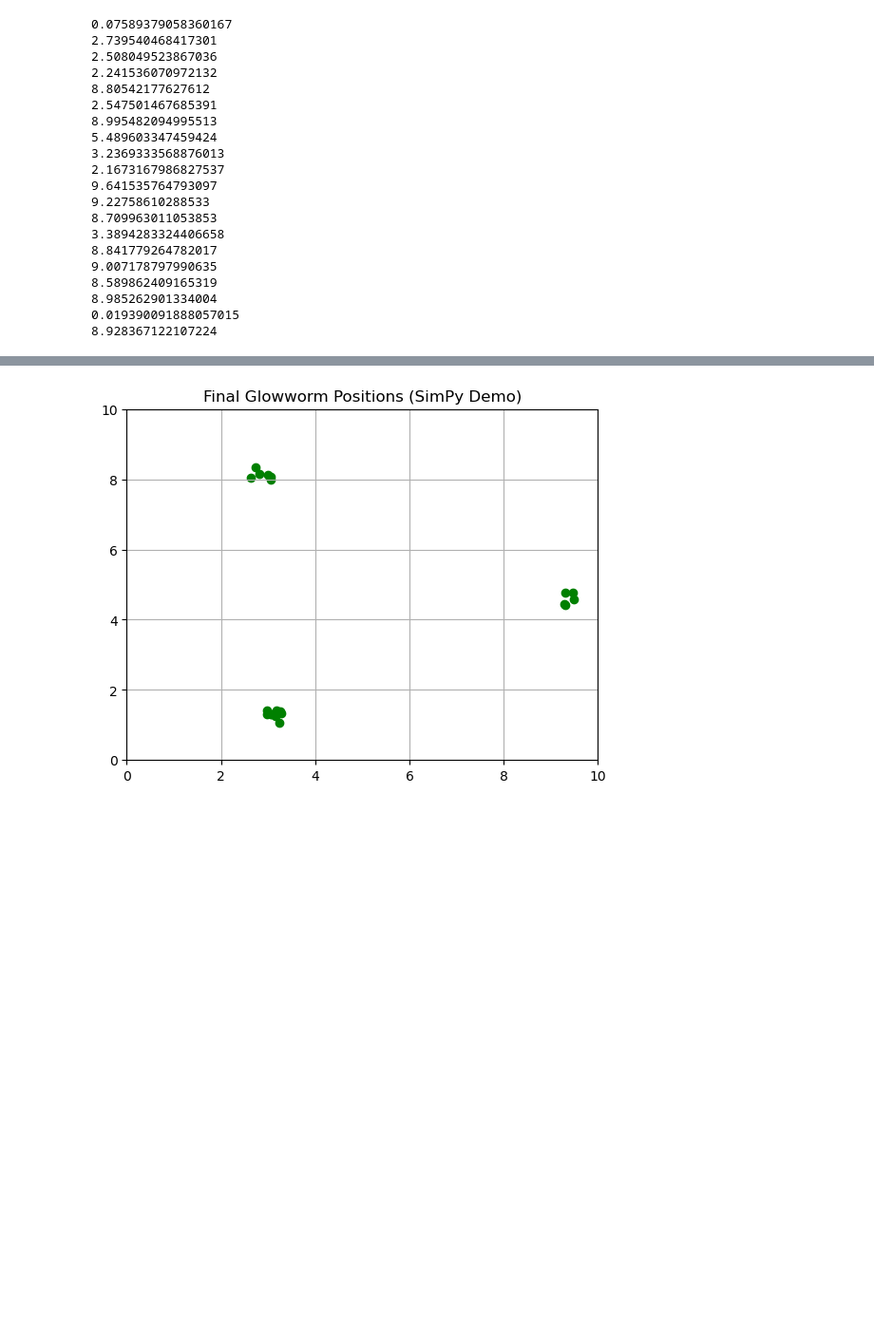
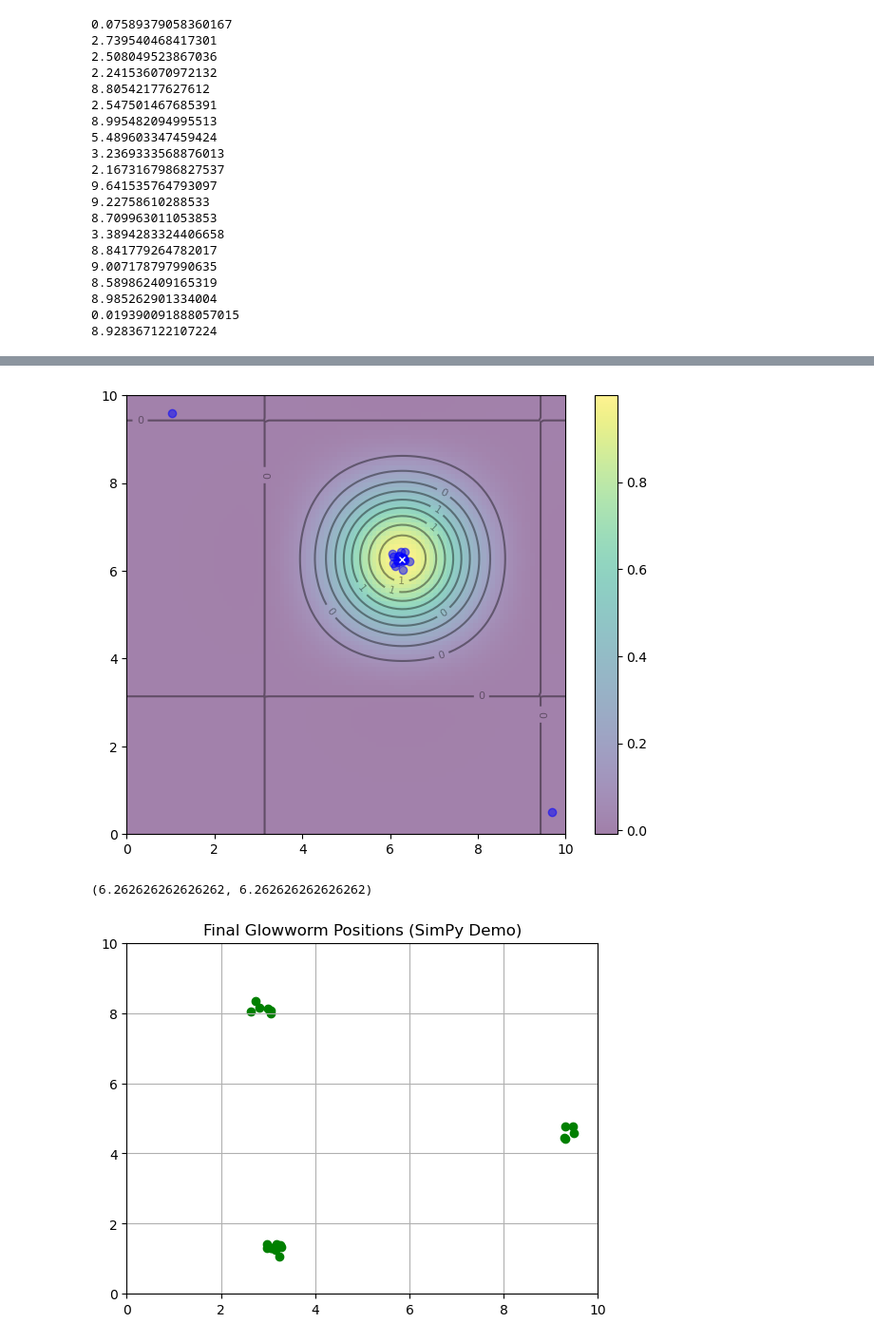
Before and after one commit to byang12/UNDERWATER_SWARM_ADHOC, a Jupyter notebook: GIT_GlowWarm.ipynb, the cells around one changed output, grey strips where cells are left out. Shown at 95% size. Cells and saved outputs as stored; diff of their text form; code cells hidden in the pictures; blank space fills up the shorter version.

```diff
--- a/GIT_GlowWarm.ipynb
+++ b/GIT_GlowWarm.ipynb
@@ -193,3 +223,54 @@ plt.show()
+# %%
+PP100 = np.array([[6.19335121, 6.34056515],
+       [6.33380478, 6.2305473 ],
+       [6.28273871, 6.29687916],
+       [6.24499289, 6.42671193],
+       [6.08104018, 6.32852889],
+       [6.33212474, 6.44398285],
+       [6.18104018, 6.32852889],
+       [6.08104018, 6.1852889],
+       [6.18273871, 6.19687916],
+       [6.04358116, 6.38392248],
+       [6.29546276, 6.30493579],
+       [6.30515116, 6.28289244],
+       [1.0280666 , 9.58545294],
+       [6.28515116, 6.02289244],
+       [6.15664893, 6.24958837],
+       [6.11190715, 6.10010266],
+       [6.31163314, 6.23089516],
+       [6.44135389, 6.21839025],
+       [6.27752496, 6.21900718],
+       [9.67688196, 0.50328014]])
+# %%
+# Plotting - no Animation
+x, y = np.array(np.meshgrid(np.linspace(0, dims, 100), np.linspace(0, dims, 100)))
+z = fitness_function([x, y])
+x_max, y_max = x.ravel()[z.argmax()], y.ravel()[z.argmax()]
+
+fig, ax = plt.subplots(figsize=(8, 6))
+img = ax.imshow(z, extent=[0, dims, 0, dims], origin='lower', cmap='viridis', alpha=0.5)
+fig.colorbar(img, ax=ax)
+ax.plot([x_max], [y_max], marker='x', markersize=5, color="white")
+contours = ax.contour(x, y, z, 10, colors='black', alpha=0.4)
+ax.clabel(contours, inline=True, fontsize=8, fmt="%.0f")
+#p_plot = ax.scatter(positions[0][0], positions[0][1], marker='o', color='blue', alpha=0.5)
+#nbest_plot = plt.scatter([nbest[0]], [nbest[1]], marker='*', s=100, color='black', alpha=0.4)
+
+ax.clear()
+ax.imshow(z, extent=[0, dims, 0, dims], origin='lower', cmap='viridis', alpha=0.5)
+ax.plot([x_max], [y_max], marker='x', markersize=5, color="white")
+contours = ax.contour(x, y, z, 10, colors='black', alpha=0.4)
+ax.clabel(contours, inline=True, fontsize=8, fmt="%.0f")
+for pos in PP100:
+    p_plot = ax.scatter(pos[0], pos[1], marker='o', color='blue', alpha=0.5)
+#nbest_plot.set_offsets(nbest.reshape(1, -1))
+plt.show()
+# %% [output]
+[figure, added]
+# %%
+x_max, y_max
+# %% [output]
+(6.262626262626262, 6.262626262626262)
 # %%
 ##############################################################################
 # GSO PARAMETERS
```
Also changed, not shown: parts of 4 cells of this notebook, 2 other files.
